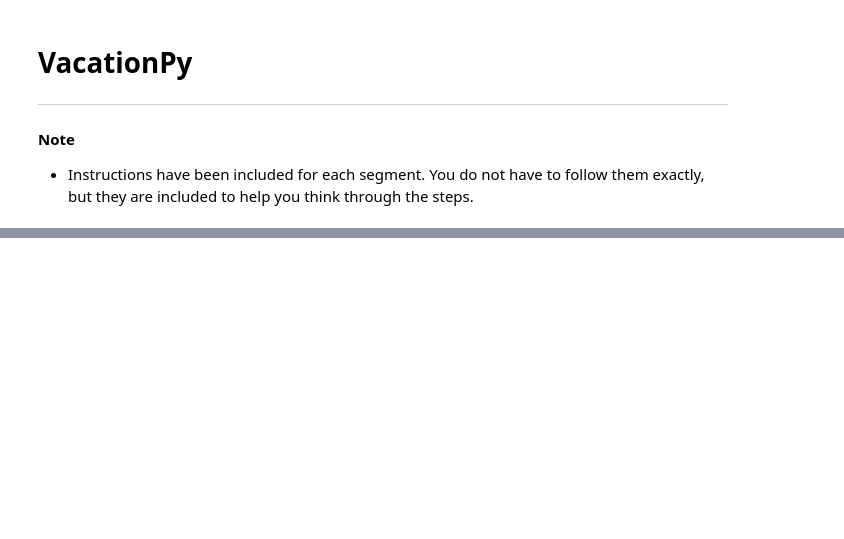
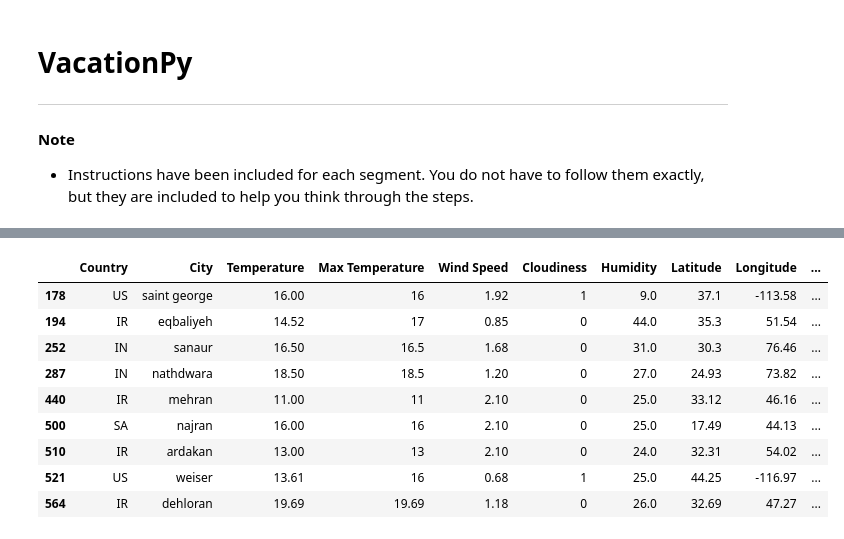
Before and after one commit to Casio04/python-api-challenge, a Jupyter notebook: Vacations_API_Homework.ipynb, the cells around one changed output, grey strips where cells are left out. Saved outputs shown, nothing was run; the diff lists cells and outputs as text; code cells hidden in the pictures; blank space fills up the shorter version.

```diff
--- a/Vacations_API_Homework.ipynb
+++ b/Vacations_API_Homework.ipynb
@@ -17,0 +21,9 @@ from api_keys import g_key
+# %%
+# Cleaning database to get only found cities
+vacations_df = pd.read_csv("output_data/temperature_by_city.csv")
+vacations_df = vacations_df.drop(columns="Unnamed: 0")
+vacations_df = vacations_df.loc[vacations_df["Temperature"]!="Not Found"]
+vacations_df["Temperature"] = vacations_df["Temperature"].astype(float)
+vacations_df["Humidity"] = vacations_df["Humidity"].astype(float)
+vacations_df["Wind Speed"] = vacations_df["Wind Speed"].astype(float)
+vacations_df.head()
@@ -17,0 +61,3 @@ from api_keys import g_key
+# %%
+temp_df = vacations_df.loc[(vacations_df["Temperature"] < 20) & (vacations_df["Temperature"] > 10) & (vacations_df["Humidity"] < 50) & (vacations_df["Wind Speed"] < 3)]
+temp_df
@@ -17,0 +83,5 @@ from api_keys import g_key
+# %%
+hotel_df = temp_df
+hotel_df["Hotel Name"] = ""
+hotel_df["Hotel Address"] = ""
+hotel_df.head()
@@ -17,0 +115,13 @@ from api_keys import g_key
+# %%
+hotel_df
+# %% [output]
+|  | Country | City | Temperature | Max Temperature | Wind Speed | Cloudiness | Humidity | Latitude | Longitude | ... |
+| 178 | US | saint george | 16.00 | 16 | 1.92 | 1 | 9.0 | 37.1 | -113.58 | ... |
+| 194 | IR | eqbaliyeh | 14.52 | 17 | 0.85 | 0 | 44.0 | 35.3 | 51.54 | ... |
+| 252 | IN | sanaur | 16.50 | 16.5 | 1.68 | 0 | 31.0 | 30.3 | 76.46 | ... |
+| 287 | IN | nathdwara | 18.50 | 18.5 | 1.20 | 0 | 27.0 | 24.93 | 73.82 | ... |
+| 440 | IR | mehran | 11.00 | 11 | 2.10 | 0 | 25.0 | 33.12 | 46.16 | ... |
+| 500 | SA | najran | 16.00 | 16 | 2.10 | 0 | 25.0 | 17.49 | 44.13 | ... |
+| 510 | IR | ardakan | 13.00 | 13 | 2.10 | 0 | 24.0 | 32.31 | 54.02 | ... |
+| 521 | US | weiser | 13.61 | 16 | 0.68 | 1 | 25.0 | 44.25 | -116.97 | ... |
+| 564 | IR | dehloran | 19.69 | 19.69 | 1.18 | 0 | 26.0 | 32.69 | 47.27 | ... |
```
Also changed, not shown: parts of 16 cells of this notebook, 18 other files.
